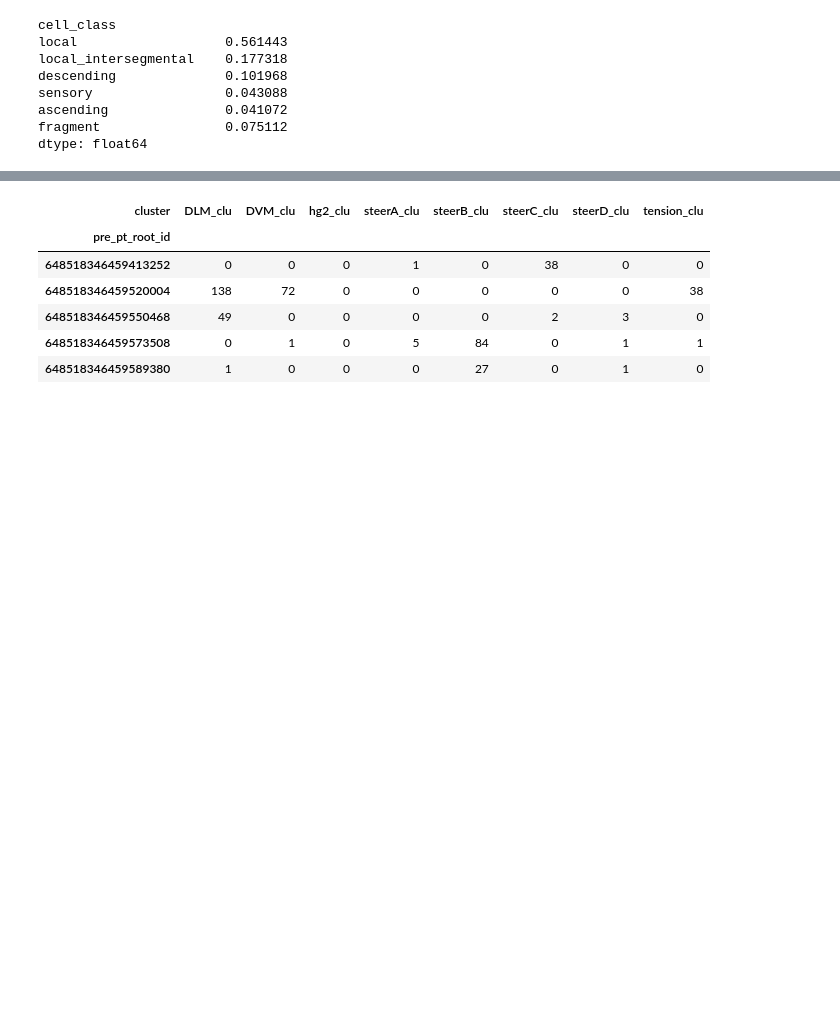
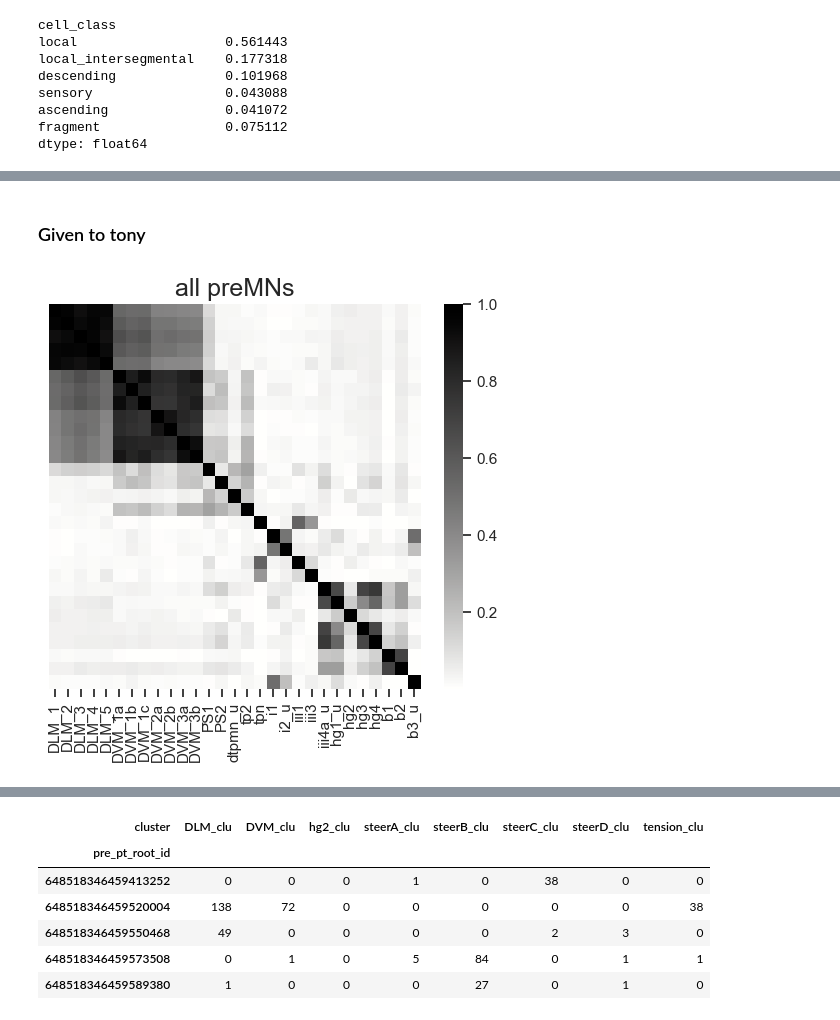
Before and after one commit to tuthill-lab/Lesser_Azevedo_2023, a Jupyter notebook: plot_from_pkl.ipynb, the cells around one changed output, grey strips where cells are left out. Cells and saved outputs as stored; diff of their text form; code cells hidden in the pictures; blank space fills up the shorter version.

```diff
--- a/plot_from_pkl.ipynb
+++ b/plot_from_pkl.ipynb
@@ -174,0 +309,20 @@ adj_ordered = adj.iloc[:,clustered_order]
+# %% [markdown]
+### Given to tony
+# %%
+sim_mat_2 = cosine_similarity(wing_premn_to_mn_df_2.to_numpy().transpose())
+
+fig = plt.figure(1, figsize = [6,5])
+cmap = cmocean.cm.gray_r
+ax = sns.heatmap(sim_mat_2, xticklabels = wing_premn_to_mn_df_2.columns.to_list(), yticklabels = '', cmap = cmap)# xticklabels=mn_ids, cmap = cmap)
+cbar = ax.collections[0].colorbar
+ax.xaxis.set_ticks_position('bottom')
+
+plt.xlabel('', fontsize =16)
+plt.title('all preMNs', fontsize = 18)
+
+plt.show()
+
+fig.savefig('./figpanels/cossim_anatomical_order_wing_v604_tony.svg',format='svg')
+np.savetxt('./figpanels/cossim_anatomical_data_v604_tony.csv', sim_mat_2, delimiter=',')
+# %% [output]
+[figure, added]
```
Also changed, not shown: parts of 20 cells of this notebook, 4 other files.
